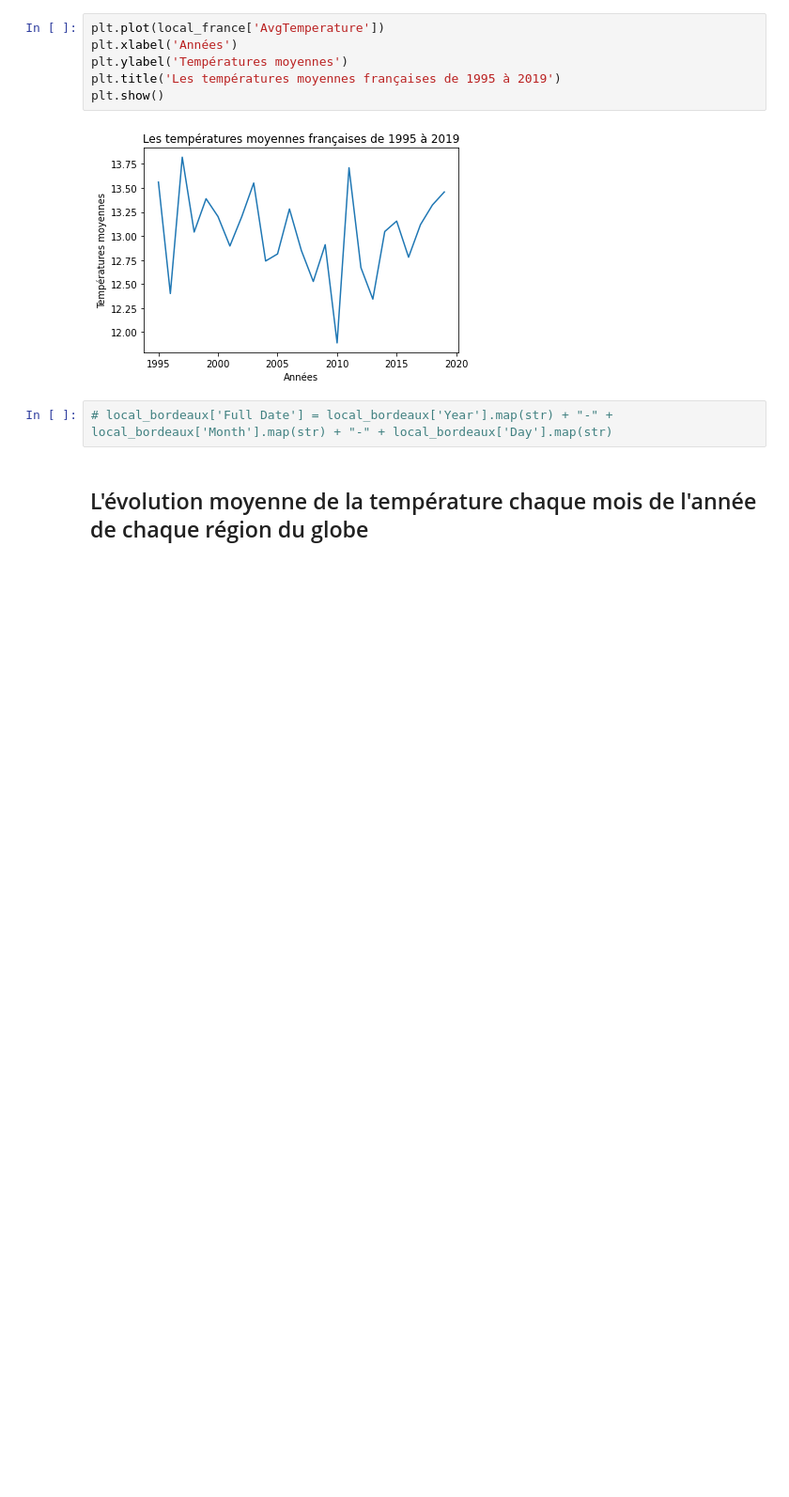
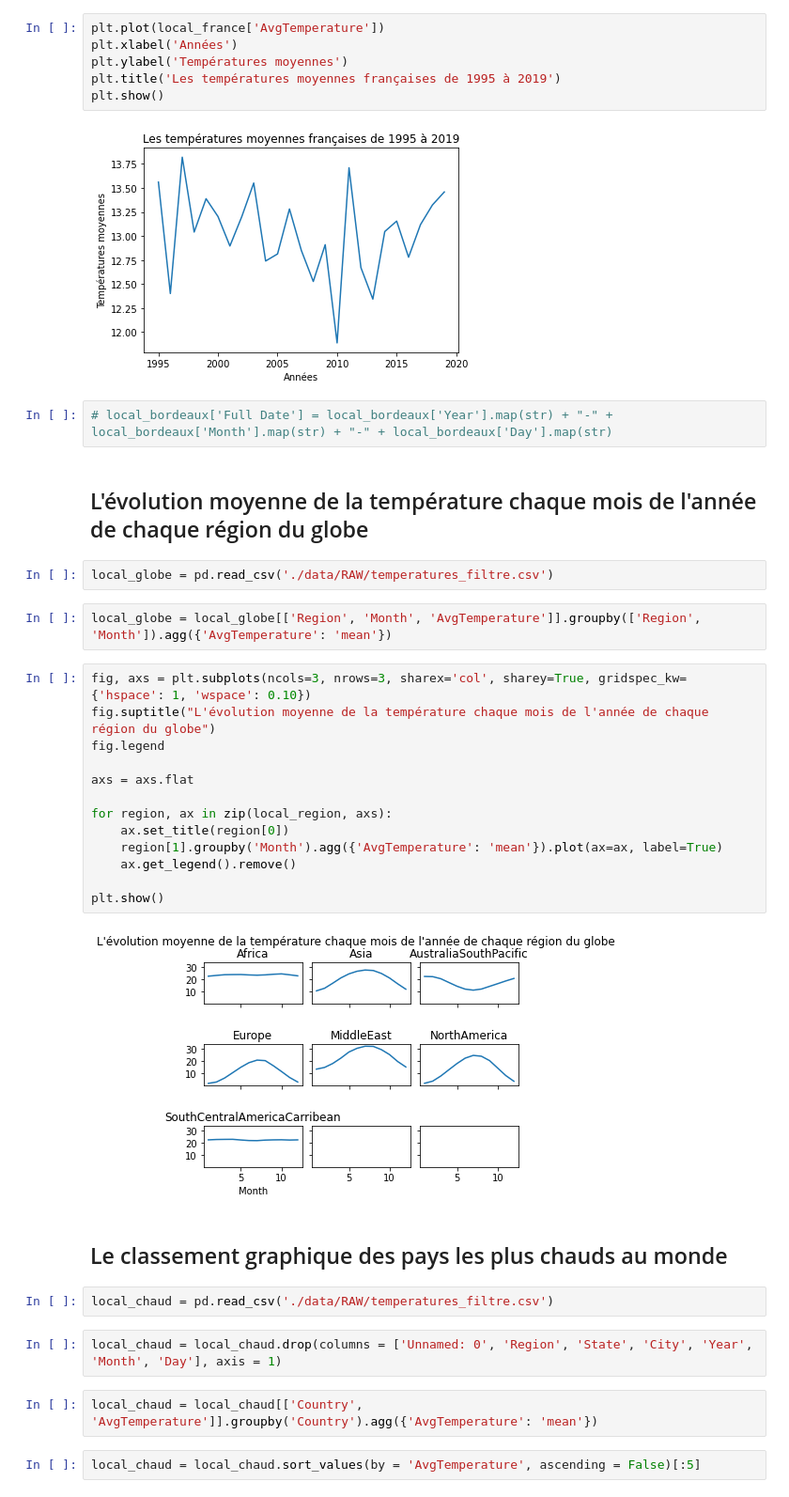
Before and after one commit to MaximeVeysseyre/Climatologie, a Jupyter notebook: main.ipynb, the cells around one changed output. Shown: that part at 94% size. Cells and saved outputs as stored; diff of their text form; blank space fills up the shorter version.

```diff
--- a/main.ipynb
+++ b/main.ipynb
@@ -123,3 +123,32 @@ plt.show()
 # local_bordeaux['Full Date'] = local_bordeaux['Year'].map(str) + "-" + local_bordeaux['Month'].map(str) + "-" + local_bordeaux['Day'].map(str)
 # %% [markdown]
 ## L'évolution moyenne de la température chaque mois de l'année de chaque région du globe
+# %%
+local_globe = pd.read_csv('./data/RAW/temperatures_filtre.csv')
+# %%
+local_globe = local_globe[['Region', 'Month', 'AvgTemperature']].groupby(['Region', 'Month']).agg({'AvgTemperature': 'mean'})
+# %%
+fig, axs = plt.subplots(ncols=3, nrows=3, sharex='col', sharey=True, gridspec_kw={'hspace': 1, 'wspace': 0.10})
+fig.suptitle("L'évolution moyenne de la température chaque mois de l'année de chaque région du globe")
+fig.legend
+
+axs = axs.flat
+
+for region, ax in zip(local_region, axs):
+    ax.set_title(region[0])
+    region[1].groupby('Month').agg({'AvgTemperature': 'mean'}).plot(ax=ax, label=True)
+    ax.get_legend().remove()
+
+plt.show()
+# %% [output]
+[figure, added]
+# %% [markdown]
+## Le classement graphique des pays les plus chauds au monde
+# %%
+local_chaud = pd.read_csv('./data/RAW/temperatures_filtre.csv')
+# %%
+local_chaud = local_chaud.drop(columns = ['Unnamed: 0', 'Region', 'State', 'City', 'Year', 'Month', 'Day'], axis = 1)
+# %%
+local_chaud = local_chaud[['Country', 'AvgTemperature']].groupby('Country').agg({'AvgTemperature': 'mean'})
+# %%
+local_chaud = local_chaud.sort_values(by = 'AvgTemperature', ascending = False)[:5]
```
Also changed, not shown: parts of 8 cells of this notebook.
